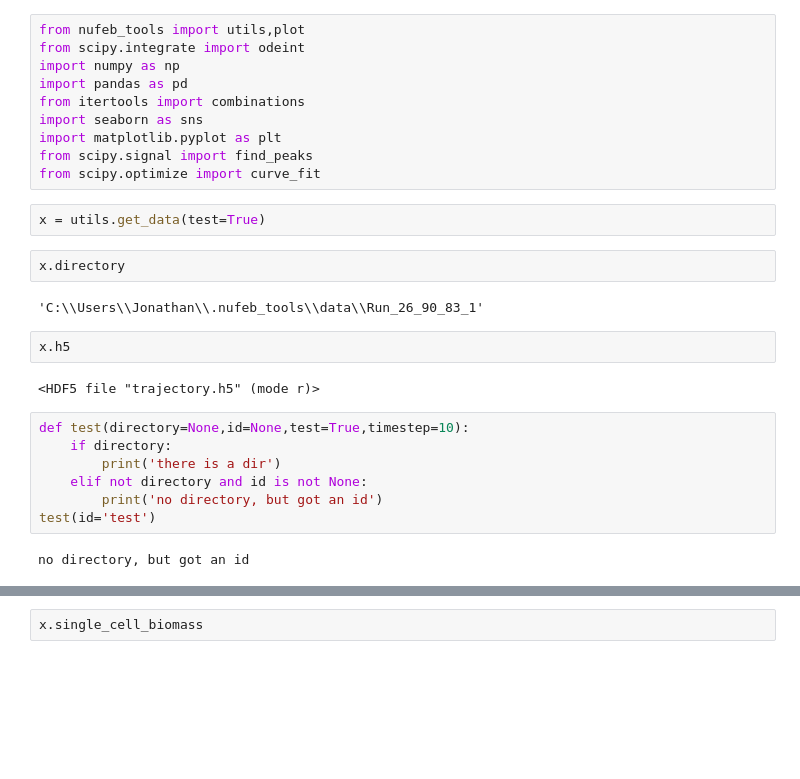
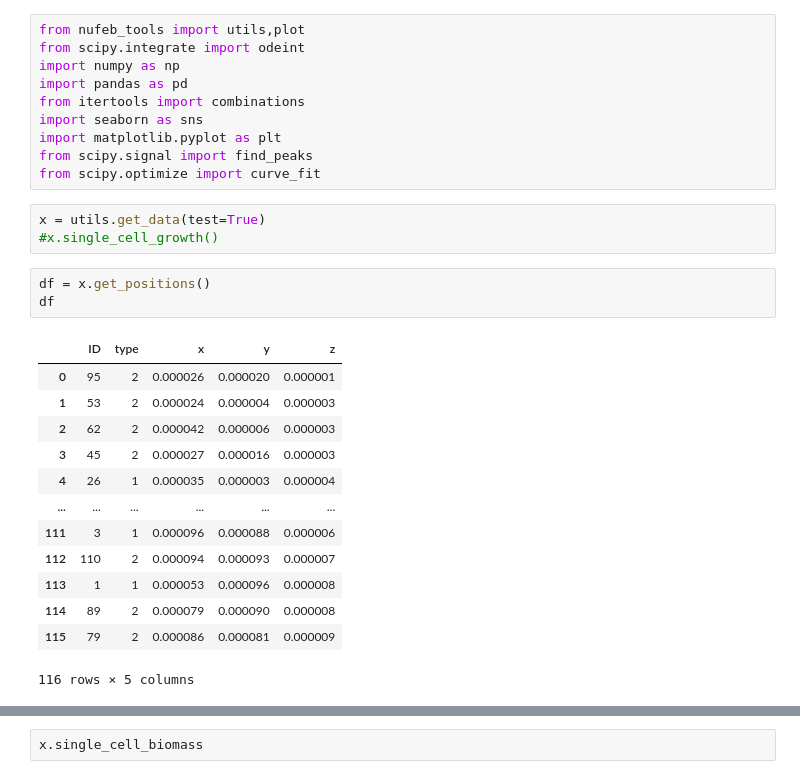
Before and after one commit to Jsakkos/nufeb_tools, a Jupyter notebook: notebooks/neighbor.ipynb, the cells around one changed output, grey strips where cells are left out. Cells and saved outputs as stored; diff of their text form; blank space fills up the shorter version.

```diff
--- a/notebooks/neighbor.ipynb
+++ b/notebooks/neighbor.ipynb
@@ -10,20 +10,21 @@ from scipy.signal import find_peaks
 from scipy.optimize import curve_fit
 # %%
 x = utils.get_data(test=True)
+#x.single_cell_growth()
-# %%
-x.directory
-# %% [output]
-'C:\\Users\\Jonathan\\.nufeb_tools\\data\\Run_26_90_83_1'
-# %%
-x.h5
-# %% [output]
-<HDF5 file "trajectory.h5" (mode r)>
-# %%
-def test(directory=None,id=None,test=True,timestep=10):
-    if directory:
-        print('there is a dir')
-    elif not directory and id is not None:
-        print('no directory, but got an id')
-test(id='test')
-# %% [output]
-no directory, but got an id
+# %%
+df = x.get_positions()
+df
+# %% [output]
+|  | ID | type | x | y | z |
+| 0 | 95 | 2 | 0.000026 | 0.000020 | 0.000001 |
+| 1 | 53 | 2 | 0.000024 | 0.000004 | 0.000003 |
+| 2 | 62 | 2 | 0.000042 | 0.000006 | 0.000003 |
+| 3 | 45 | 2 | 0.000027 | 0.000016 | 0.000003 |
+| 4 | 26 | 1 | 0.000035 | 0.000003 | 0.000004 |
+| ... | ... | ... | ... | ... | ... |
+| 111 | 3 | 1 | 0.000096 | 0.000088 | 0.000006 |
+| 112 | 110 | 2 | 0.000094 | 0.000093 | 0.000007 |
+| 113 | 1 | 1 | 0.000053 | 0.000096 | 0.000008 |
+| 114 | 89 | 2 | 0.000079 | 0.000090 | 0.000008 |
+| 115 | 79 | 2 | 0.000086 | 0.000081 | 0.000009 |
+116 rows × 5 columns
```
Also changed, not shown: parts of 44 cells of this notebook, 3 other files.
